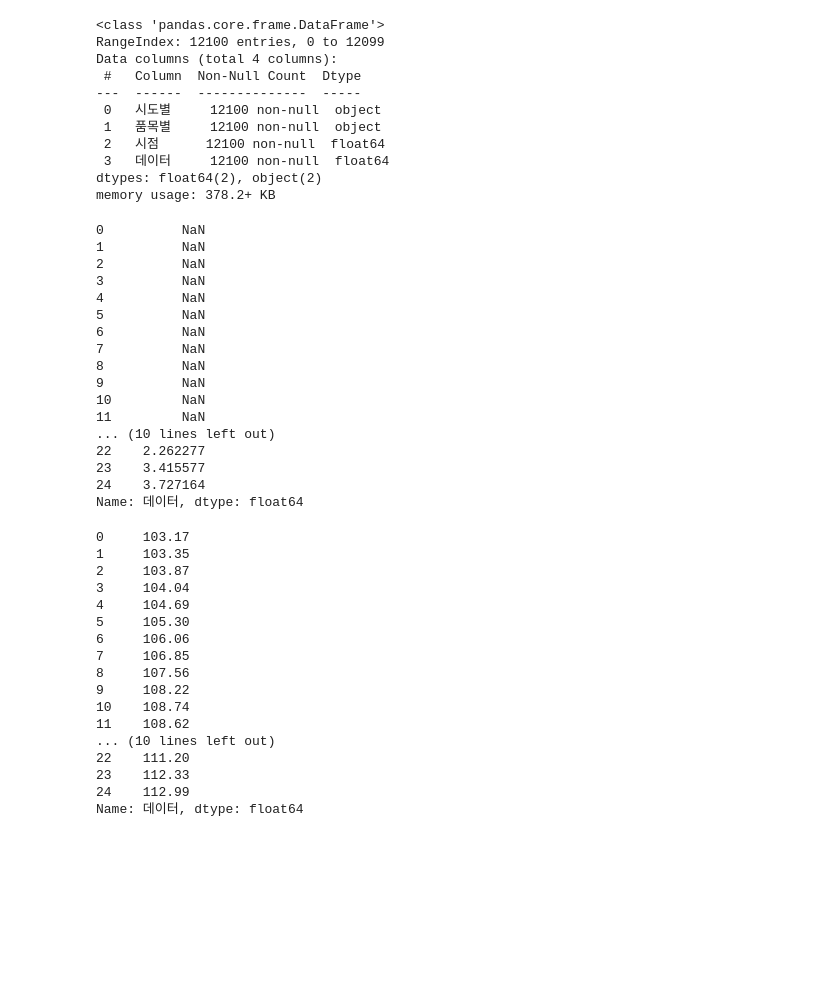
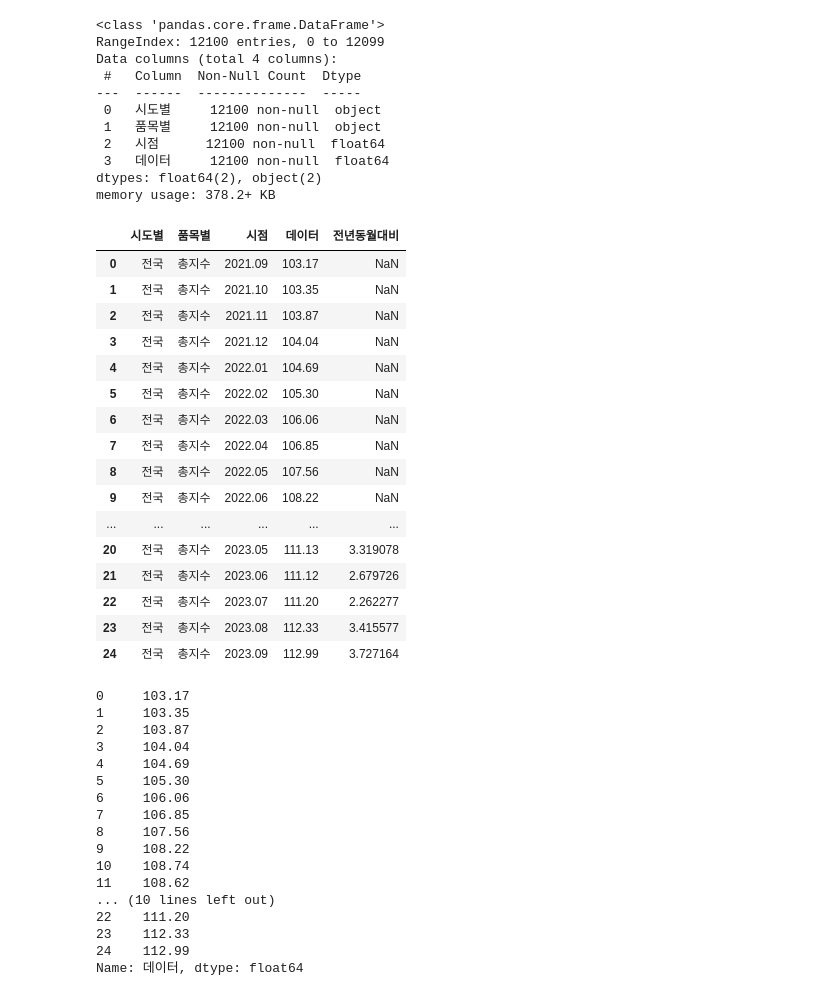
Before and after one commit to won195/TIL, a Jupyter notebook: [통계청X오늘코드]_파이썬_활용_TIP_①국가통계포털(KOSIS)자료로_데이터_로드하기.ipynb, the cells around one changed output. Cells and saved outputs as stored; diff of their text form; code cells hidden in the pictures; blank space fills up the shorter version.

```diff
--- a/[통계청X오늘코드]_파이썬_활용_TIP_①국가통계포털(KOSIS)자료로_데이터_로드하기.ipynb
+++ b/[통계청X오늘코드]_파이썬_활용_TIP_①국가통계포털(KOSIS)자료로_데이터_로드하기.ipynb
@@ -51,25 +74,26 @@ dtypes: float64(2), object(2)
 memory usage: 378.2+ KB
 # %%
 df_price = df_price_index[df_price_index["품목별"] == "총지수"].copy()
-df_price["데이터"].pct_change(periods=12) * 100
+df_price["전년동월대비"] = df_price["데이터"].pct_change(periods=12) * 100
+df_price
 # %% [output]
-0          NaN
-1          NaN
-2          NaN
-3          NaN
-4          NaN
-5          NaN
-6          NaN
-7          NaN
-8          NaN
-9          NaN
-10         NaN
-11         NaN
-... (10 lines left out)
-22    2.262277
-23    3.415577
-24    3.727164
-Name: 데이터, dtype: float64
+|  | 시도별 | 품목별 | 시점 | 데이터 | 전년동월대비 |
+| 0 | 전국 | 총지수 | 2021.09 | 103.17 | NaN |
+| 1 | 전국 | 총지수 | 2021.10 | 103.35 | NaN |
+| 2 | 전국 | 총지수 | 2021.11 | 103.87 | NaN |
+| 3 | 전국 | 총지수 | 2021.12 | 104.04 | NaN |
+| 4 | 전국 | 총지수 | 2022.01 | 104.69 | NaN |
+| 5 | 전국 | 총지수 | 2022.02 | 105.30 | NaN |
+| 6 | 전국 | 총지수 | 2022.03 | 106.06 | NaN |
+| 7 | 전국 | 총지수 | 2022.04 | 106.85 | NaN |
+| 8 | 전국 | 총지수 | 2022.05 | 107.56 | NaN |
+| 9 | 전국 | 총지수 | 2022.06 | 108.22 | NaN |
+| ... | ... | ... | ... | ... | ... |
+| 20 | 전국 | 총지수 | 2023.05 | 111.13 | 3.319078 |
+| 21 | 전국 | 총지수 | 2023.06 | 111.12 | 2.679726 |
+| 22 | 전국 | 총지수 | 2023.07 | 111.20 | 2.262277 |
+| 23 | 전국 | 총지수 | 2023.08 | 112.33 | 3.415577 |
+| 24 | 전국 | 총지수 | 2023.09 | 112.99 | 3.727164 |
 # %%
 df_price["데이터"]
 # %% [output]
```
Also changed, not shown: parts of 6 cells of this notebook.
